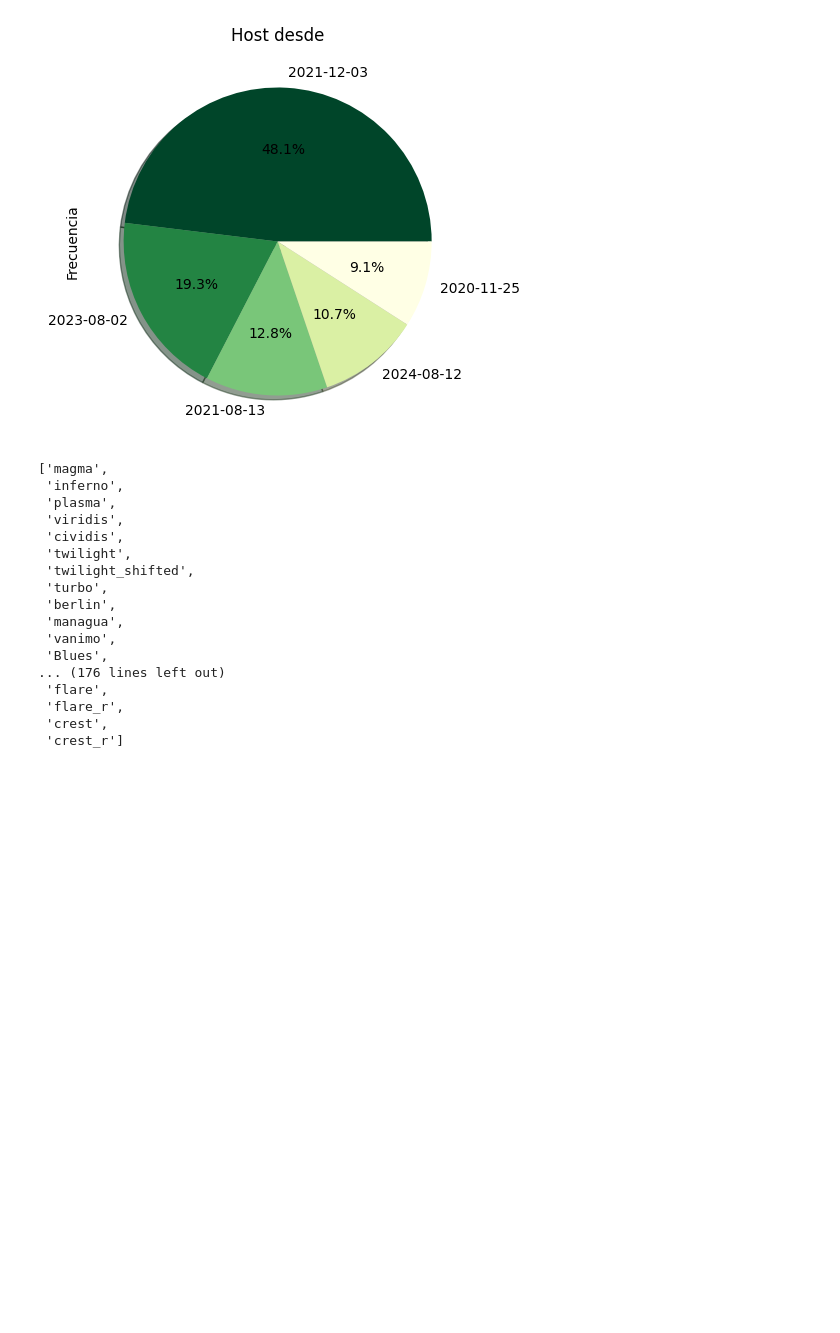
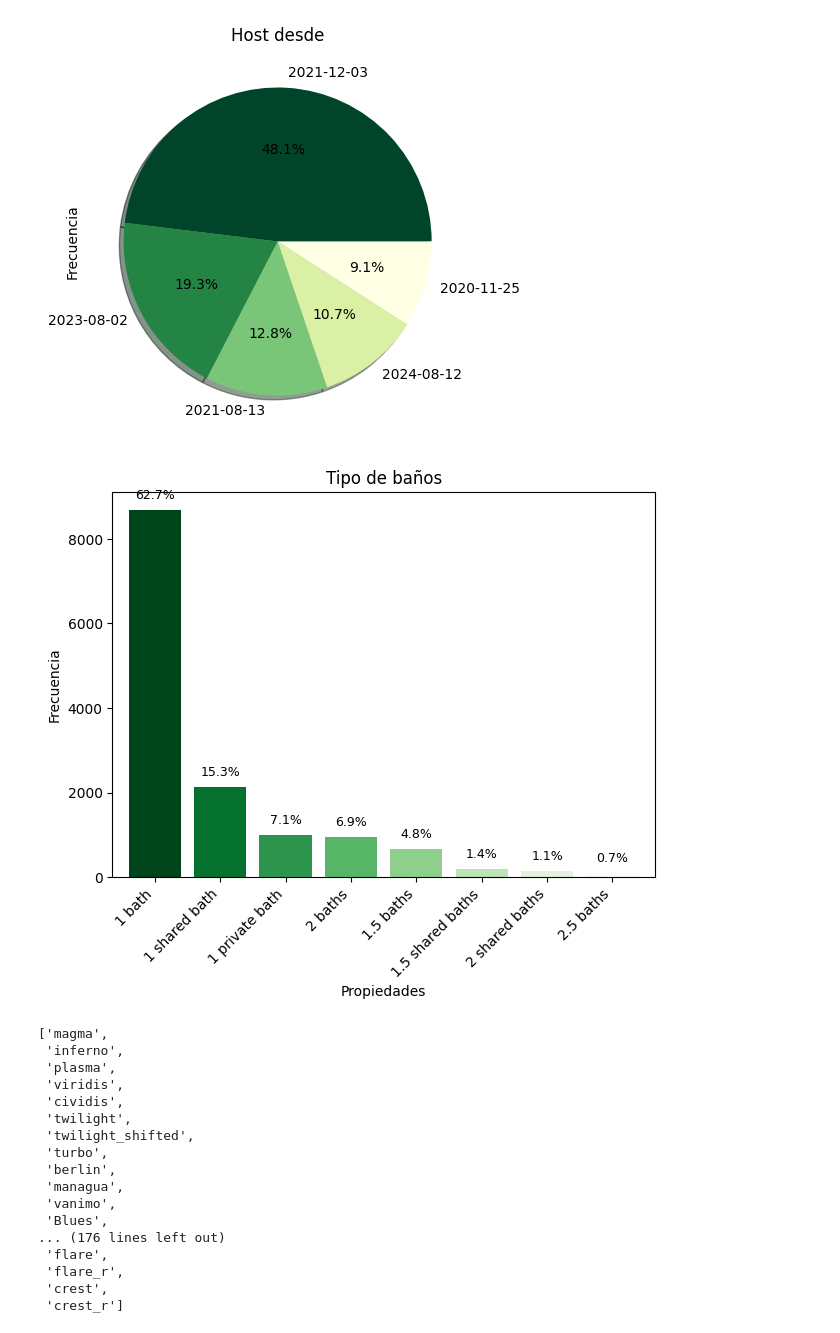
Before and after one commit to Raydays55/Actividad-5, a Jupyter notebook: Act5.ipynb, the cells around one changed output. Drawn from its saved outputs; the diff is of its cells as text; code cells hidden in the pictures; blank space fills up the shorter version.

```diff
--- a/Act5.ipynb
+++ b/Act5.ipynb
@@ -273,6 +274,43 @@ plt.ylabel('Frecuencia')
 # %% [output]
 Text(0, 0.5, 'Frecuencia')
 [figure]
+# %%
+#Análisis univariado Bathrooms_text
+Tabla_freq_bath_t = df_extrac['bathrooms_text'].value_counts().reset_index()
+Tabla_freq_bath_t
+
+# Filtro de valores más relevantes de la variable categórica
+Filtro_bath_t = Tabla_freq_bath_t[Tabla_freq_bath_t['count'] > 1].head(8)
+Filtro_bath_t
+
+# Ajustar el índice del DF
+Filtro_index_bath_t = Filtro_bath_t.set_index('bathrooms_text')
+Filtro_index_bath_t
+
+## Gráfica
+# Calcular porcentajes
+Filtro_index_bath_t['Porcentaje'] = (Filtro_index_bath_t['count'] / Filtro_index_bath_t['count'].sum()) * 100
+
+# Escala de colores (usamos viridis, pero puedes cambiarlo a plasma, inferno, coolwarm, etc.)
+colors = cm.Greens_r(np.linspace(0, 1, len(Filtro_index_bath_t)))
+
+# Graficar
+ax = Filtro_index_bath_t['count'].plot(kind='bar', width=0.8, figsize=(7,5),
+    color=colors
+)
+
+plt.title('Tipo de baños')
+plt.xticks(rotation=45, ha='right')
+plt.xlabel('Propiedades')
+plt.ylabel('Frecuencia')
+
+# Añadir etiquetas de porcentaje en cada barra
+for i, (value, pct) in enumerate(zip(Filtro_index_bath_t['count'], Filtro_index_bath_t['Porcentaje'])):
+    ax.text(i, value + 200, f"{pct:.1f}%", ha='center', va='bottom', fontsize=9)
+
+plt.show()
+# %% [output]
+[figure, added]
 # %%
 list(colormaps)
 # %% [output]
```
Also changed, not shown: parts of 1 cell of this notebook.
